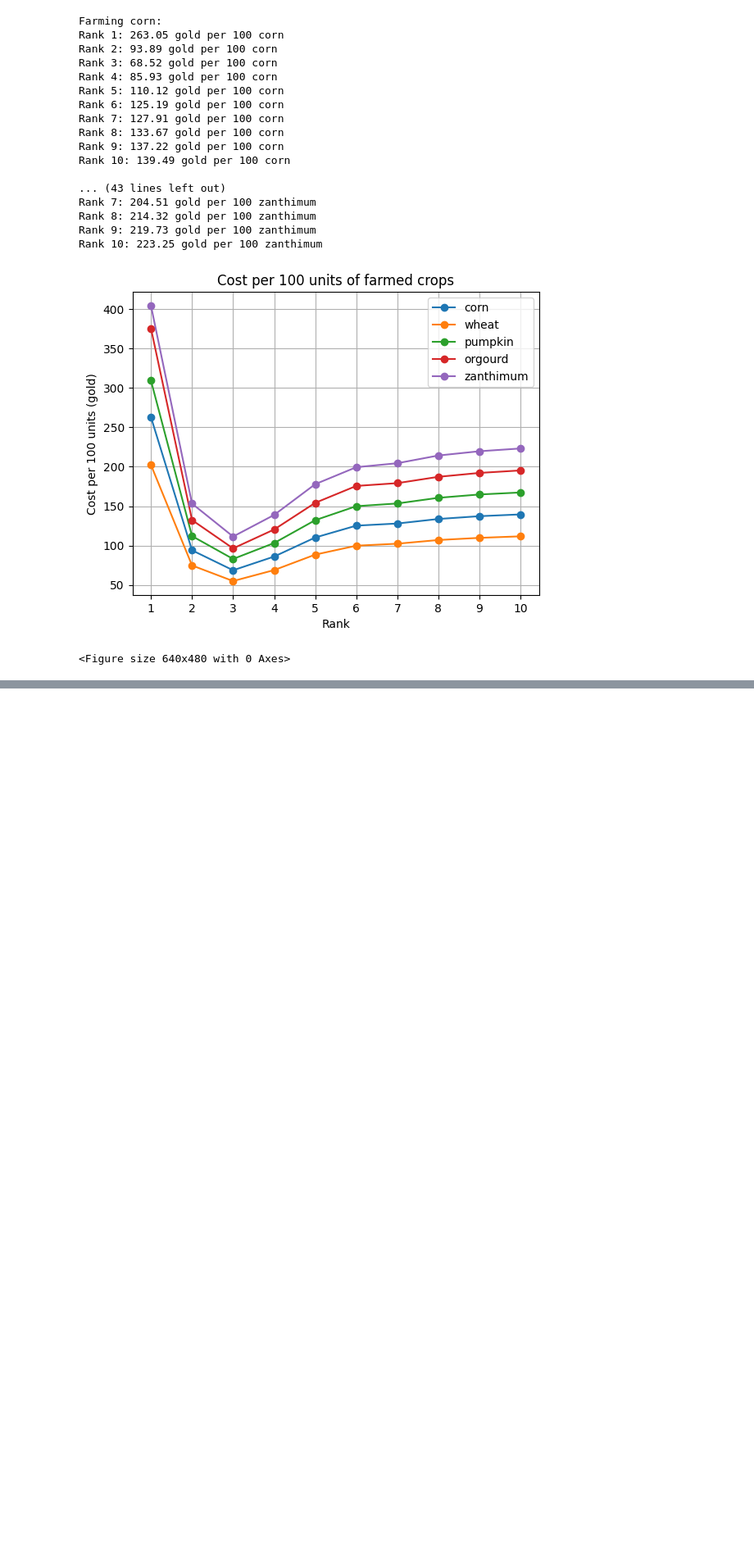
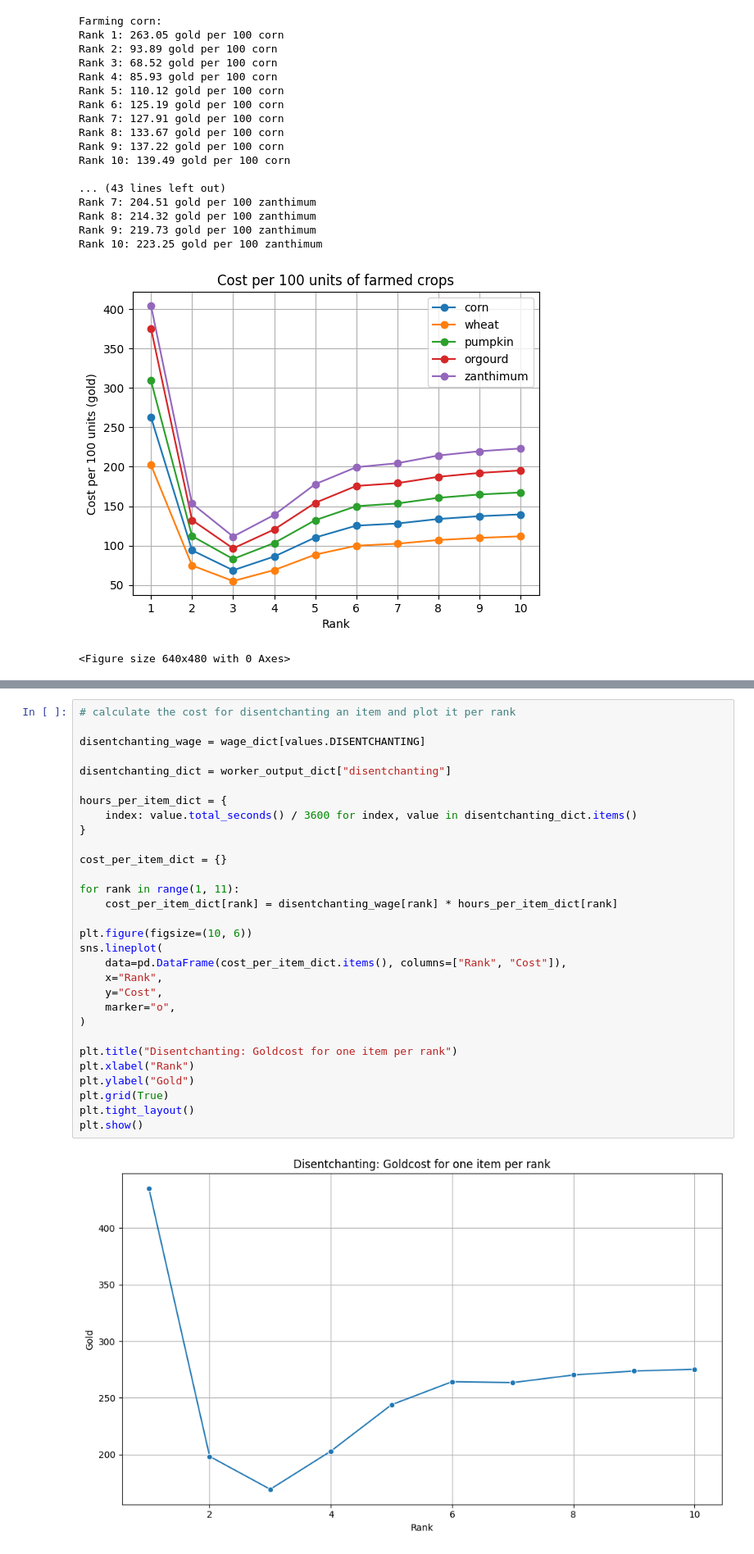
Before and after one commit to nik-private/Path-of-Exile-Kingsmarch-Analysis, a Jupyter notebook: settler_analysis_with_output.ipynb, the cells around one changed output, grey strips where cells are left out. Shown at 82% size. Saved outputs shown, nothing was run; the diff lists cells and outputs as text; blank space fills up the shorter version.

```diff
--- a/settler_analysis_with_output.ipynb
+++ b/settler_analysis_with_output.ipynb
@@ -1133,0 +1192,32 @@ Rank 10: 223.25 gold per 100 zanthimum
+# %%
+# calculate the cost for disentchanting an item and plot it per rank
+
+disentchanting_wage = wage_dict[values.DISENTCHANTING]
+
+disentchanting_dict = worker_output_dict["disentchanting"]
+
+hours_per_item_dict = {
+    index: value.total_seconds() / 3600 for index, value in disentchanting_dict.items()
+}
+
+cost_per_item_dict = {}
+
+for rank in range(1, 11):
+    cost_per_item_dict[rank] = disentchanting_wage[rank] * hours_per_item_dict[rank]
+
+plt.figure(figsize=(10, 6))
+sns.lineplot(
+    data=pd.DataFrame(cost_per_item_dict.items(), columns=["Rank", "Cost"]),
+    x="Rank",
+    y="Cost",
+    marker="o",
+)
+
+plt.title("Disentchanting: Goldcost for one item per rank")
+plt.xlabel("Rank")
+plt.ylabel("Gold")
+plt.grid(True)
+plt.tight_layout()
+plt.show()
+# %% [output]
+[figure, added]
```
Also changed, not shown: parts of 3 cells of this notebook, 1 other file.
